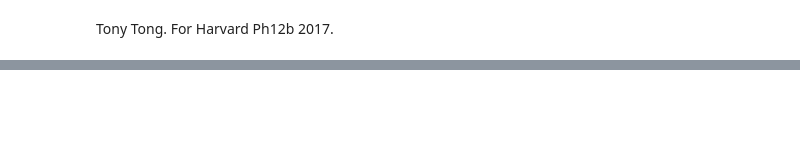
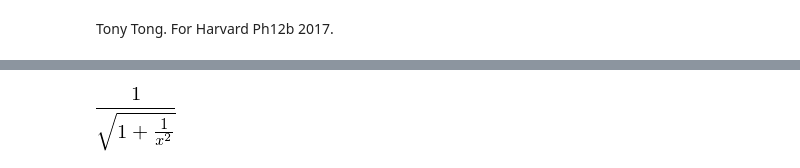
Before and after one commit to tongbaojia/Harvard_Ph12b, a Jupyter notebook: Lab0/sympy_examples.ipynb, the cells around one changed output, grey strips where cells are left out. Cells and saved outputs as stored; diff of their text form; code cells hidden in the pictures; blank space fills up the shorter version.

```diff
--- a/Lab0/sympy_examples.ipynb
+++ b/Lab0/sympy_examples.ipynb
@@ -26 +37,5 @@ dsolve(f(x).diff(x) + f(x) - x, f(x)).simplify()
 [figure]
+# %%
+integrate(1/((x**2+1)*sqrt(x**2+1)), x)
+# %% [output]
+[figure, added]
```
Also changed, not shown: parts of 1 cell of this notebook, 4 other files.
